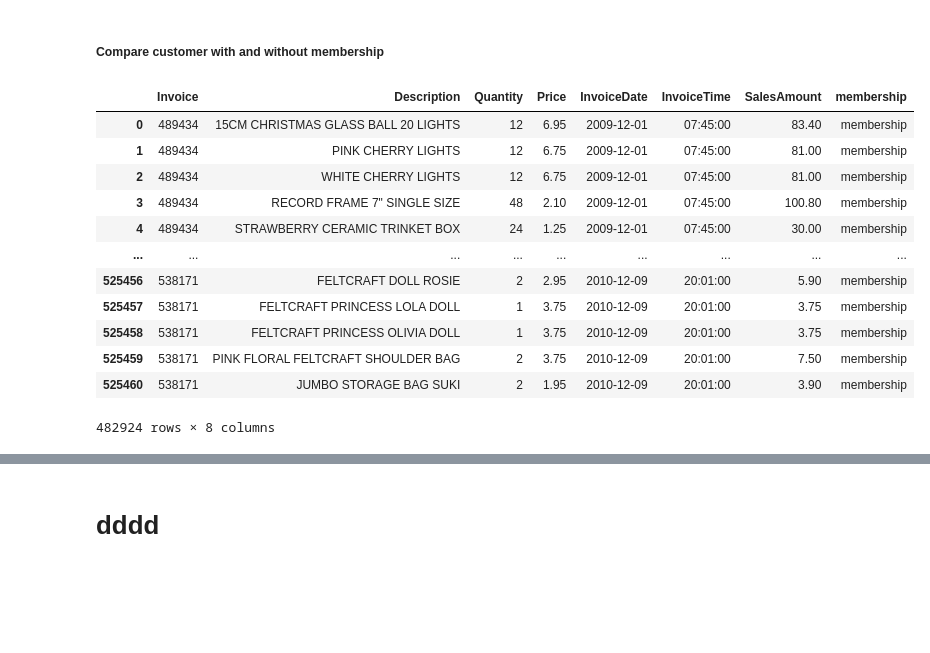
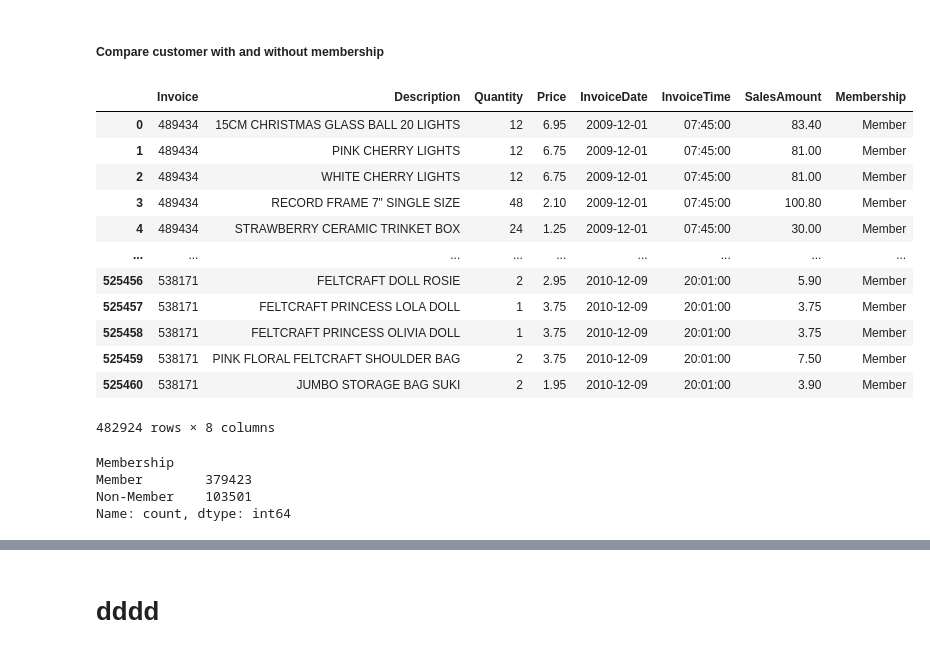
Before and after one commit to lukasp-dev/online-sale-data-analysis, a Jupyter notebook: Exploratory_analysis_for_online_sales.ipynb, the cells around one changed output, grey strips where cells are left out. Drawn from its saved outputs; the diff is of its cells as text; code cells hidden in the pictures; blank space fills up the shorter version.

```diff
--- a/Exploratory_analysis_for_online_sales.ipynb
+++ b/Exploratory_analysis_for_online_sales.ipynb
@@ -395,20 +467,27 @@ plt.show()
 ##### Compare customer with and without membership
 # %%
 retail_UK = purchase_trend_UK.copy()
-retail_UK['membership'] = retail_UK['Customer ID'].apply(lambda x: 'membership' if x >= 0 else 'non-membership')
+retail_UK['Membership'] = retail_UK['Customer ID'].apply(lambda x: 'Non-Member' if x==-1 else 'Member')
 retail_UK = retail_UK.drop(columns='Customer ID')
 retail_UK
 # %% [output]
-|  | Invoice | Description | Quantity | Price | InvoiceDate | InvoiceTime | SalesAmount | membership |
-| 0 | 489434 | 15CM CHRISTMAS GLASS BALL 20 LIGHTS | 12 | 6.95 | 2009-12-01 | 07:45:00 | 83.40 | membership |
-| 1 | 489434 | PINK CHERRY LIGHTS | 12 | 6.75 | 2009-12-01 | 07:45:00 | 81.00 | membership |
-| 2 | 489434 | WHITE CHERRY LIGHTS | 12 | 6.75 | 2009-12-01 | 07:45:00 | 81.00 | membership |
-| 3 | 489434 | RECORD FRAME 7" SINGLE SIZE | 48 | 2.10 | 2009-12-01 | 07:45:00 | 100.80 | membership |
-| 4 | 489434 | STRAWBERRY CERAMIC TRINKET BOX | 24 | 1.25 | 2009-12-01 | 07:45:00 | 30.00 | membership |
+|  | Invoice | Description | Quantity | Price | InvoiceDate | InvoiceTime | SalesAmount | Membership |
+| 0 | 489434 | 15CM CHRISTMAS GLASS BALL 20 LIGHTS | 12 | 6.95 | 2009-12-01 | 07:45:00 | 83.40 | Member |
+| 1 | 489434 | PINK CHERRY LIGHTS | 12 | 6.75 | 2009-12-01 | 07:45:00 | 81.00 | Member |
+| 2 | 489434 | WHITE CHERRY LIGHTS | 12 | 6.75 | 2009-12-01 | 07:45:00 | 81.00 | Member |
+| 3 | 489434 | RECORD FRAME 7" SINGLE SIZE | 48 | 2.10 | 2009-12-01 | 07:45:00 | 100.80 | Member |
+| 4 | 489434 | STRAWBERRY CERAMIC TRINKET BOX | 24 | 1.25 | 2009-12-01 | 07:45:00 | 30.00 | Member |
 | ... | ... | ... | ... | ... | ... | ... | ... | ... |
-| 525456 | 538171 | FELTCRAFT DOLL ROSIE | 2 | 2.95 | 2010-12-09 | 20:01:00 | 5.90 | membership |
-| 525457 | 538171 | FELTCRAFT PRINCESS LOLA DOLL | 1 | 3.75 | 2010-12-09 | 20:01:00 | 3.75 | membership |
-| 525458 | 538171 | FELTCRAFT PRINCESS OLIVIA DOLL | 1 | 3.75 | 2010-12-09 | 20:01:00 | 3.75 | membership |
-| 525459 | 538171 | PINK FLORAL FELTCRAFT SHOULDER BAG | 2 | 3.75 | 2010-12-09 | 20:01:00 | 7.50 | membership |
-| 525460 | 538171 | JUMBO STORAGE BAG SUKI | 2 | 1.95 | 2010-12-09 | 20:01:00 | 3.90 | membership |
+| 525456 | 538171 | FELTCRAFT DOLL ROSIE | 2 | 2.95 | 2010-12-09 | 20:01:00 | 5.90 | Member |
+| 525457 | 538171 | FELTCRAFT PRINCESS LOLA DOLL | 1 | 3.75 | 2010-12-09 | 20:01:00 | 3.75 | Member |
+| 525458 | 538171 | FELTCRAFT PRINCESS OLIVIA DOLL | 1 | 3.75 | 2010-12-09 | 20:01:00 | 3.75 | Member |
+| 525459 | 538171 | PINK FLORAL FELTCRAFT SHOULDER BAG | 2 | 3.75 | 2010-12-09 | 20:01:00 | 7.50 | Member |
+| 525460 | 538171 | JUMBO STORAGE BAG SUKI | 2 | 1.95 | 2010-12-09 | 20:01:00 | 3.90 | Member |
 482924 rows × 8 columns
+# %%
+retail_UK['Membership'].value_counts()
+# %% [output]
+Membership
+Member        379423
+Non-Member    103501
+Name: count, dtype: int64
```
Also changed, not shown: parts of 15 cells of this notebook.
